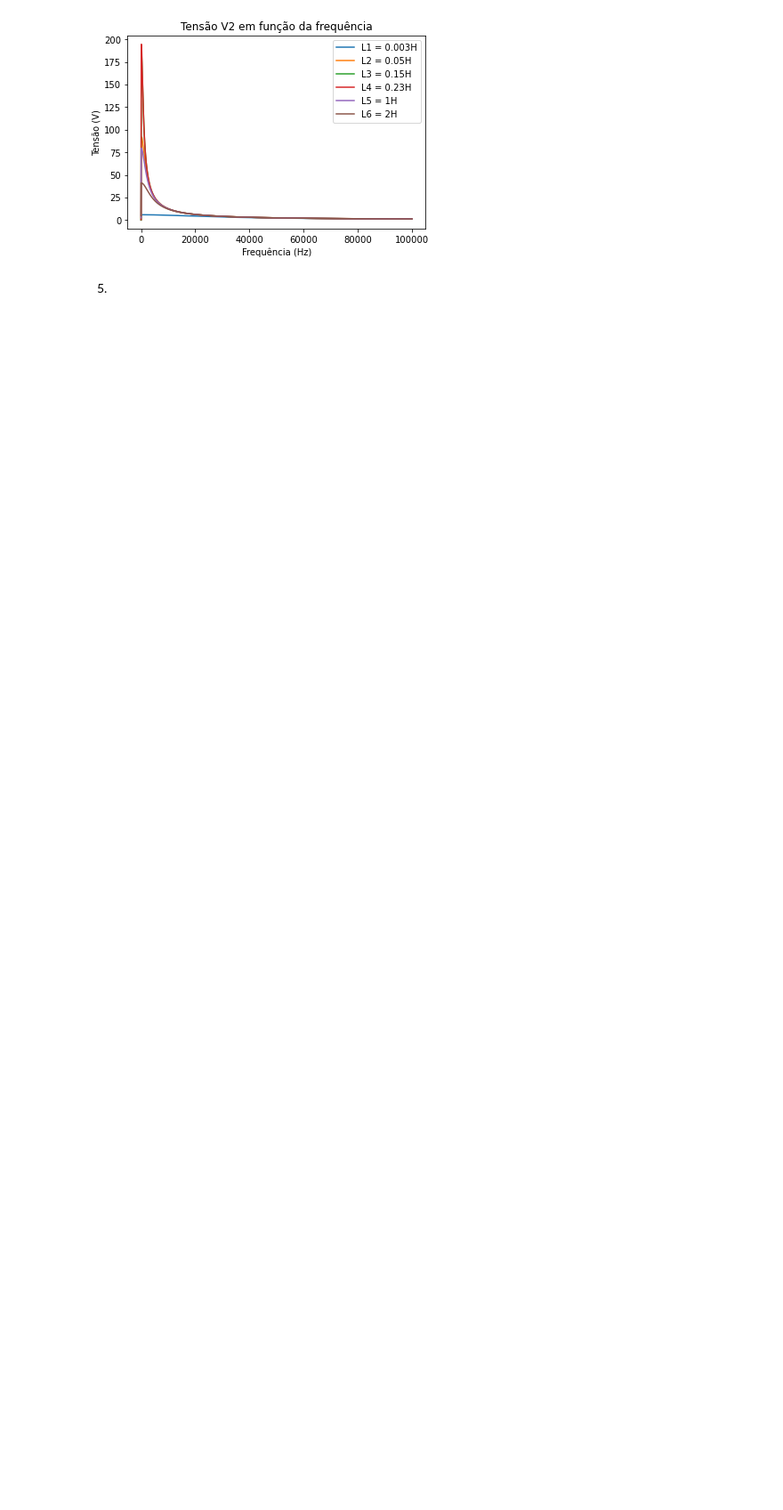
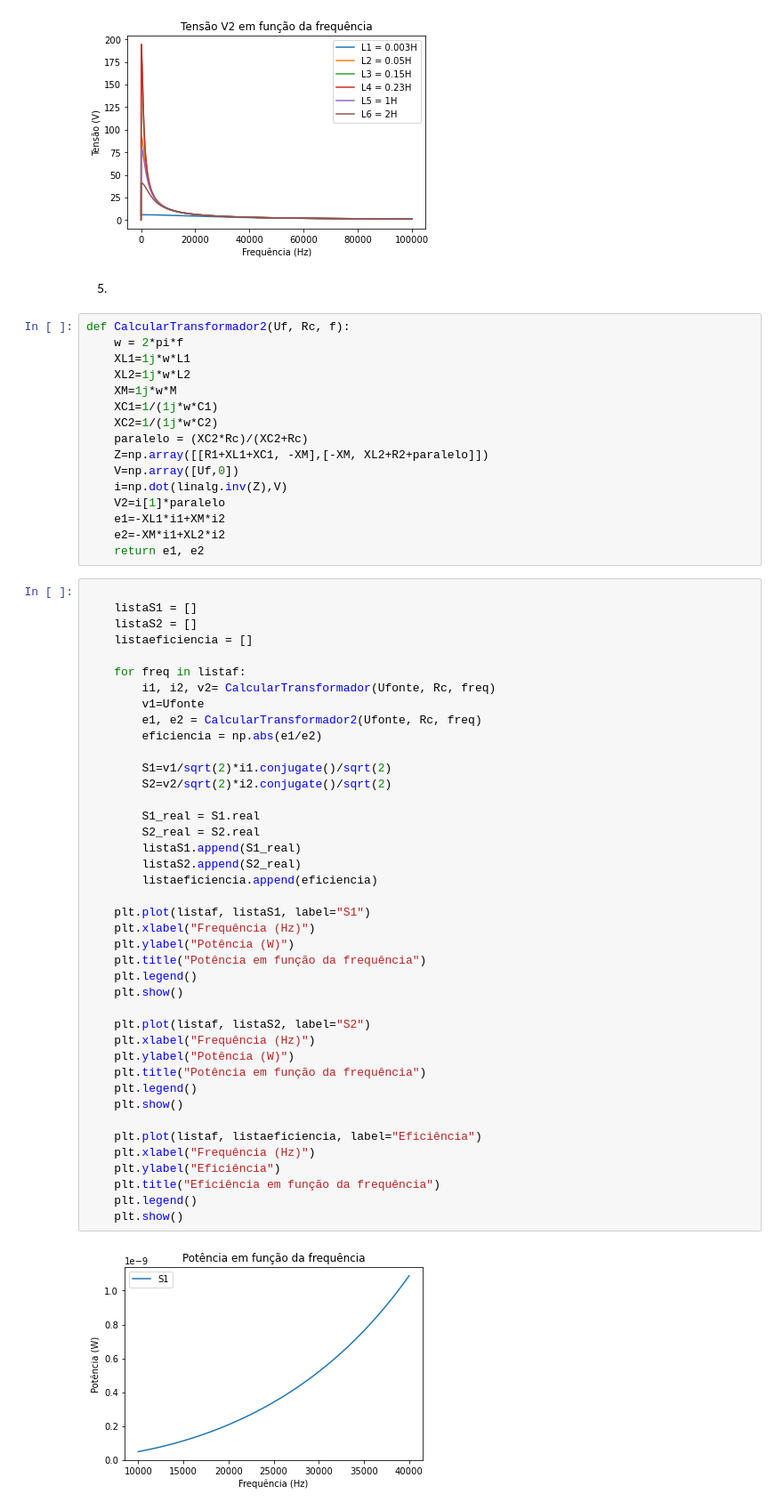
Before and after one commit to MatheusCastellucci/Projeto-Mamag, a Jupyter notebook: projeto.ipynb, the cells around one changed output. Shown at 89% size. Saved outputs shown, nothing was run; the diff lists cells and outputs as text; blank space fills up the shorter version.

```diff
--- a/projeto.ipynb
+++ b/projeto.ipynb
@@ -105,3 +105,62 @@ plt.show()
 [figure]
 # %% [markdown]
 5.
+# %%
+def CalcularTransformador2(Uf, Rc, f):
+    w = 2*pi*f
+    XL1=1j*w*L1
+    XL2=1j*w*L2
+    XM=1j*w*M
+    XC1=1/(1j*w*C1)
+    XC2=1/(1j*w*C2)
+    paralelo = (XC2*Rc)/(XC2+Rc)
+    Z=np.array([[R1+XL1+XC1, -XM],[-XM, XL2+R2+paralelo]])
+    V=np.array([Uf,0])
+    i=np.dot(linalg.inv(Z),V)
+    V2=i[1]*paralelo
+    e1=-XL1*i1+XM*i2
+    e2=-XM*i1+XL2*i2
+    return e1, e2
+# %%
+
+    listaS1 = []
+    listaS2 = []
+    listaeficiencia = []
+
+    for freq in listaf:
+        i1, i2, v2= CalcularTransformador(Ufonte, Rc, freq)
+        v1=Ufonte
+        e1, e2 = CalcularTransformador2(Ufonte, Rc, freq)
+        eficiencia = np.abs(e1/e2)
+
+        S1=v1/sqrt(2)*i1.conjugate()/sqrt(2)
+        S2=v2/sqrt(2)*i2.conjugate()/sqrt(2)
+
+        S1_real = S1.real
+        S2_real = S2.real
+        listaS1.append(S1_real)
+        listaS2.append(S2_real)
+        listaeficiencia.append(eficiencia)
+
+    plt.plot(listaf, listaS1, label="S1")
+    plt.xlabel("Frequência (Hz)")
+    plt.ylabel("Potência (W)")
+    plt.title("Potência em função da frequência")
+    plt.legend()
+    plt.show()
+
+    plt.plot(listaf, listaS2, label="S2")
+    plt.xlabel("Frequência (Hz)")
+    plt.ylabel("Potência (W)")
+    plt.title("Potência em função da frequência")
+    plt.legend()
+    plt.show()
+
+    plt.plot(listaf, listaeficiencia, label="Eficiência")
+    plt.xlabel("Frequência (Hz)")
+    plt.ylabel("Eficiência")
+    plt.title("Eficiência em função da frequência")
+    plt.legend()
+    plt.show()
+# %% [output]
+[figure, added]
```
Also changed, not shown: parts of 2 cells of this notebook, 1 other file.
